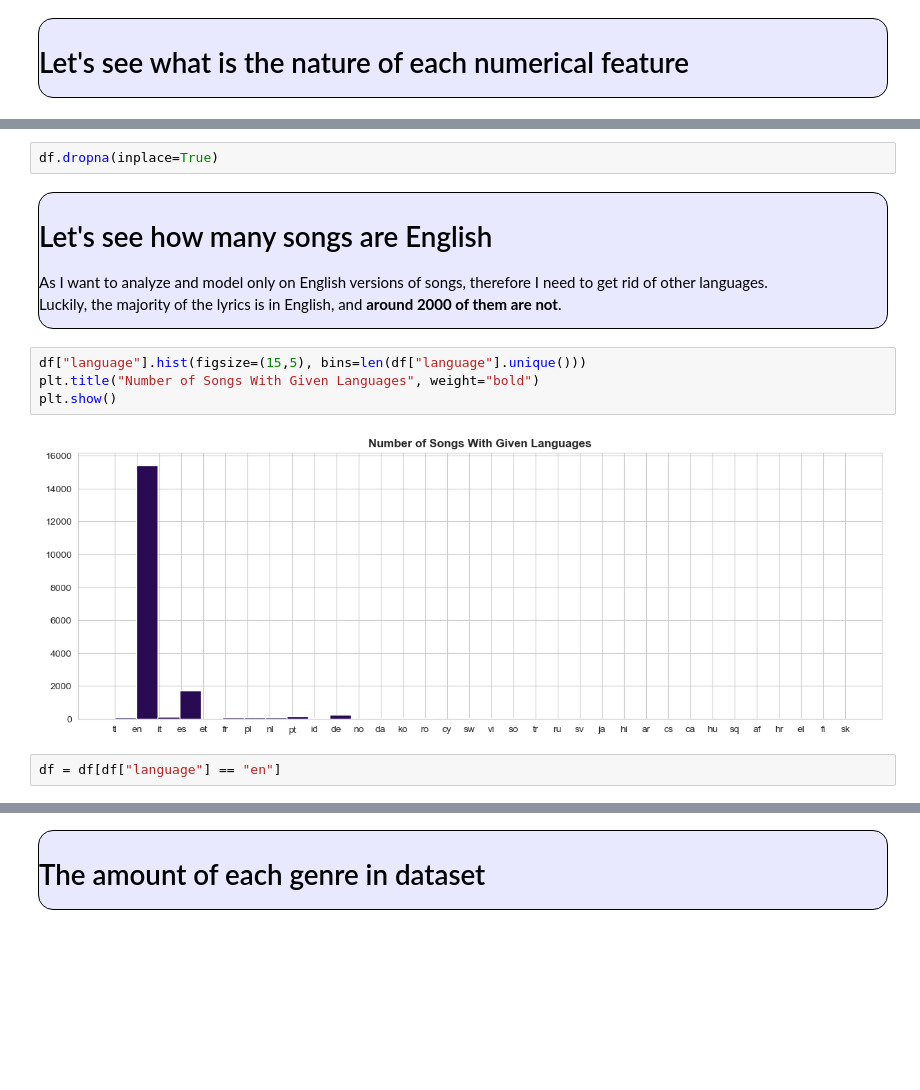
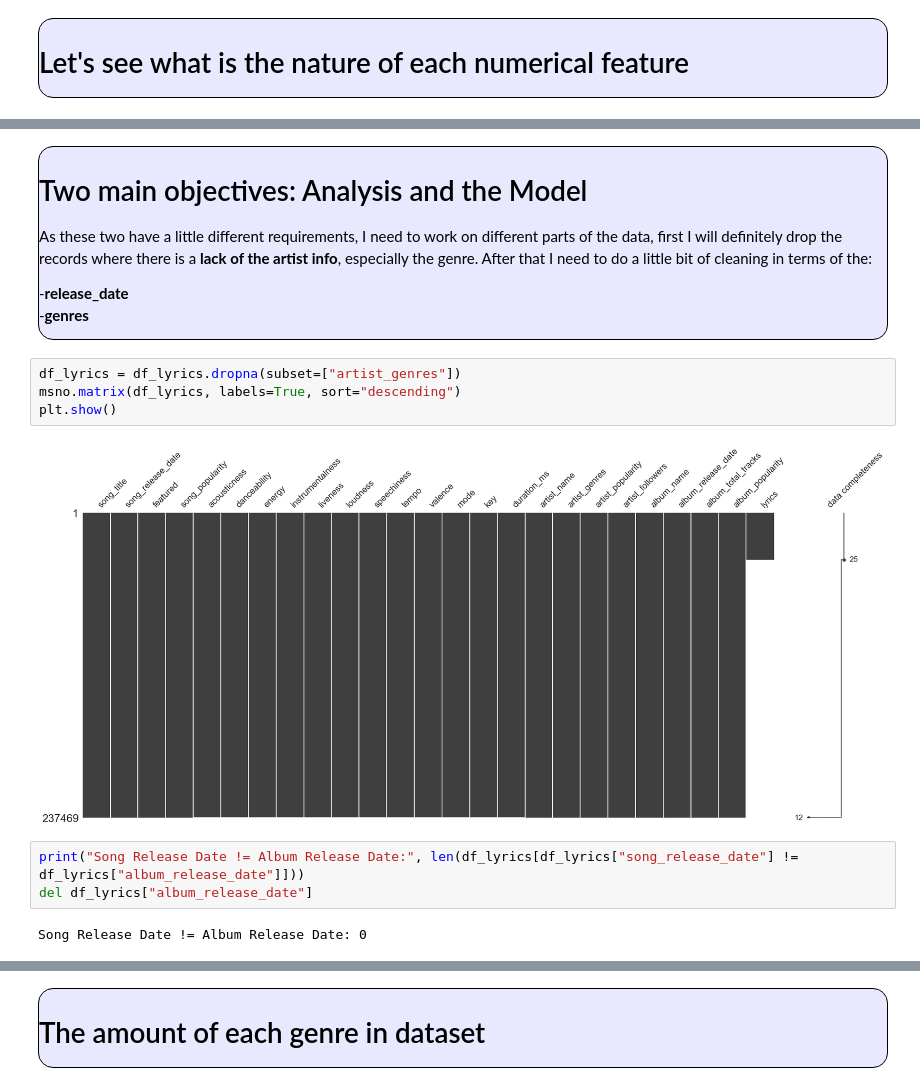
Before and after one commit to milonpabis/songs-over-years-analysis, a Jupyter notebook: songs-EDA.ipynb, the cells around one changed output, grey strips where cells are left out. Cells and saved outputs as stored; diff of their text form; blank space fills up the shorter version.

```diff
--- a/songs-EDA.ipynb
+++ b/songs-EDA.ipynb
@@ -99,17 +113,20 @@ plt.show()
-# %%
-df.dropna(inplace=True)
 # %% [markdown]
 <div style="background: rgb(232, 232, 255); padding-left: 10px; border: 1px solid black; font-family: Monospace; border-radius: 15px; box-shadow: 2px 2px 0px 0px rgba(0,0,0,0.7);">
 
-# Let's see how many songs are English
+# Two main objectives: Analysis and the Model
 
-As I want to analyze and model only on English versions of songs, therefore I need to get rid of other languages.<br>
-Luckily, the majority of the lyrics is in English, and **around 2000 of them are not**.
+As these two have a little different requirements, I need to work on different parts of the data, first I will definitely drop the records where there is a **lack of the artist info**, especially the genre. After that I need to do a little bit of cleaning in terms of the:<br>
+
+-**release_date**<br>
+-**genres**
-# %%
-df["language"].hist(figsize=(15,5), bins=len(df["language"].unique()))
-plt.title("Number of Songs With Given Languages", weight="bold")
-plt.show()
-# %% [output]
-[figure, removed]
 # %%
-df = df[df["language"] == "en"]
+df_lyrics = df_lyrics.dropna(subset=["artist_genres"])
+msno.matrix(df_lyrics, labels=True, sort="descending")
+plt.show()
+# %% [output]
+[figure, added]
+# %%
+print("Song Release Date != Album Release Date:", len(df_lyrics[df_lyrics["song_release_date"] != df_lyrics["album_release_date"]]))
+del df_lyrics["album_release_date"]
+# %% [output]
+Song Release Date != Album Release Date: 0
```
Also changed, not shown: parts of 14 cells of this notebook, 2 other files.
